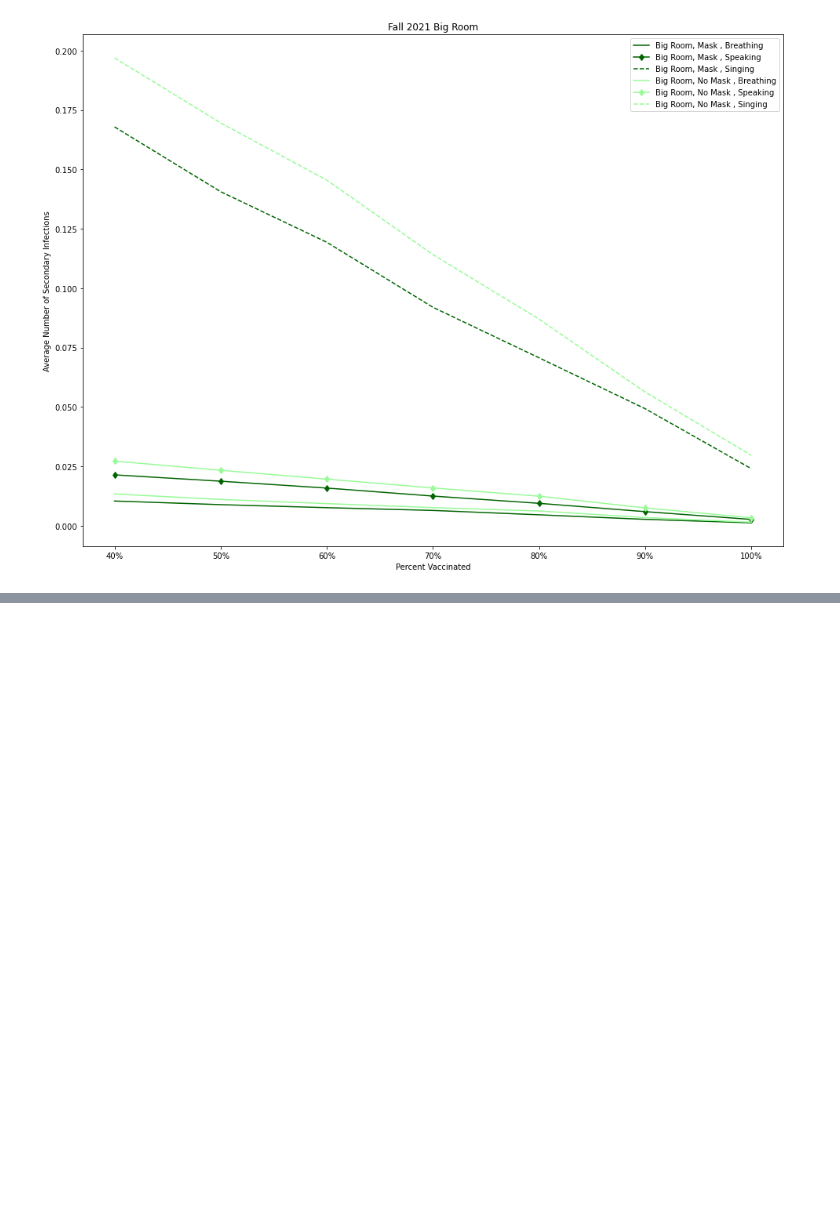
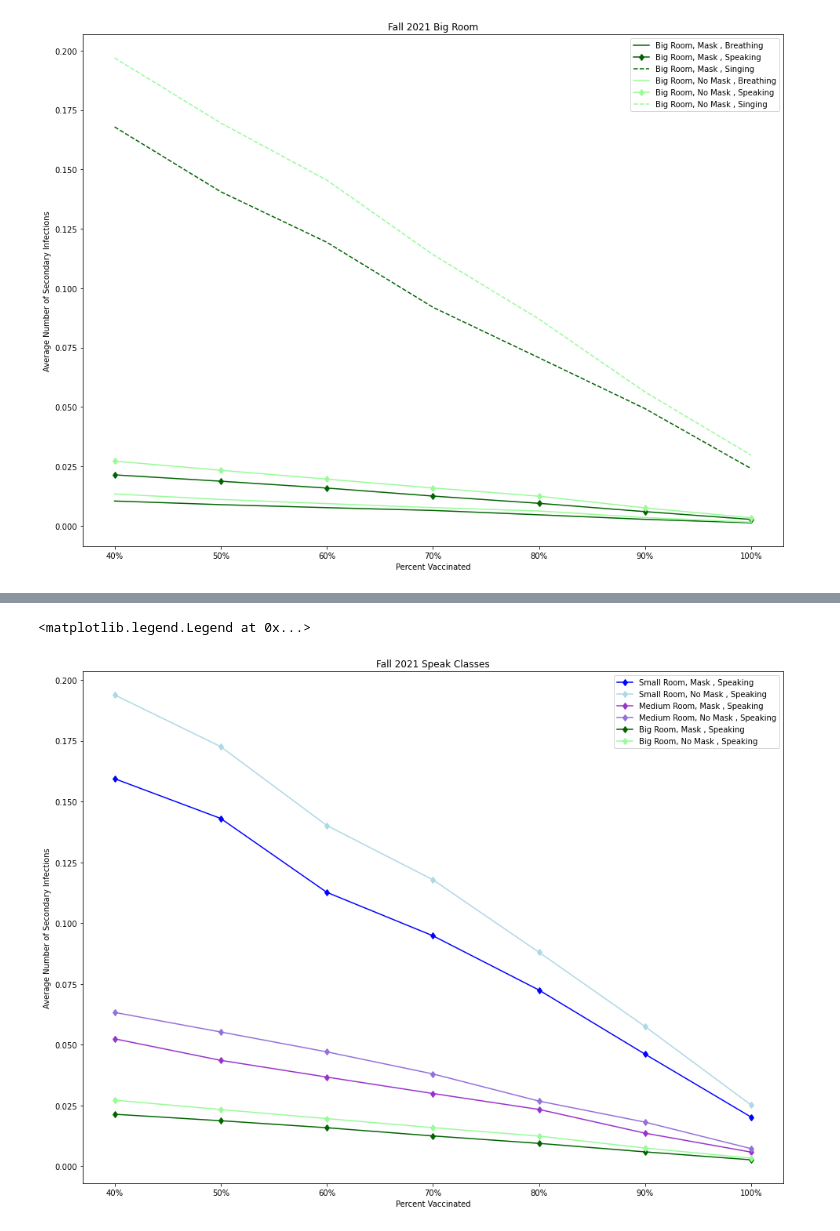
Before and after one commit to brianliu12437/COVID-Classroom-Delta, a Jupyter notebook: Classroom Simulations/Simulator/Fall 2021 Classroom Simulators V2.ipynb, the cells around one changed output, grey strips where cells are left out. Saved outputs shown, nothing was run; the diff lists cells and outputs as text; code cells hidden in the pictures; blank space fills up the shorter version.

```diff
--- a/Classroom Simulations/Simulator/Fall 2021 Classroom Simulators V2.ipynb
+++ b/Classroom Simulations/Simulator/Fall 2021 Classroom Simulators V2.ipynb
@@ -621,0 +638,16 @@ plt.legend()
+# %%
+plt.figure(figsize = (16,12))
+plt.plot(mask_small_speak['p'],mask_small_speak['mean'], label = 'Small Room, Mask , Speaking', color = 'blue', marker = mark)
+plt.plot(nomask_small_speak['p'],nomask_small_speak['mean'], label = 'Small Room, No Mask , Speaking', color = 'lightblue', marker = mark)
+plt.plot(mask_medium_speak['p'],mask_medium_speak['mean'], label = 'Medium Room, Mask , Speaking', color = 'darkorchid', marker = mark)
+plt.plot(nomask_medium_speak['p'],nomask_medium_speak['mean'], label = 'Medium Room, No Mask , Speaking', color = 'mediumpurple', marker = mark)
+plt.plot(mask_big_speak['p'],mask_big_speak['mean'], label = 'Big Room, Mask , Speaking', color = 'darkgreen', marker = mark)
+plt.plot(nomask_big_speak['p'],nomask_big_speak['mean'], label = 'Big Room, No Mask , Speaking', color = 'palegreen', marker = mark)
+plt.title('Fall 2021 Speak Classes')
+plt.xlabel('Percent Vaccinated')
+plt.xticks(ticks = [.4,.5,.6,.7,.8,.9,1], labels = [ '40%','50%', '60%','70%', '80%','90%','100%'])
+plt.ylabel('Average Number of Secondary Infections')
+plt.legend()
+# %% [output]
+<matplotlib.legend.Legend at 0x...>
+[figure, added]
```
Also changed, not shown: parts of 2 cells of this notebook.
